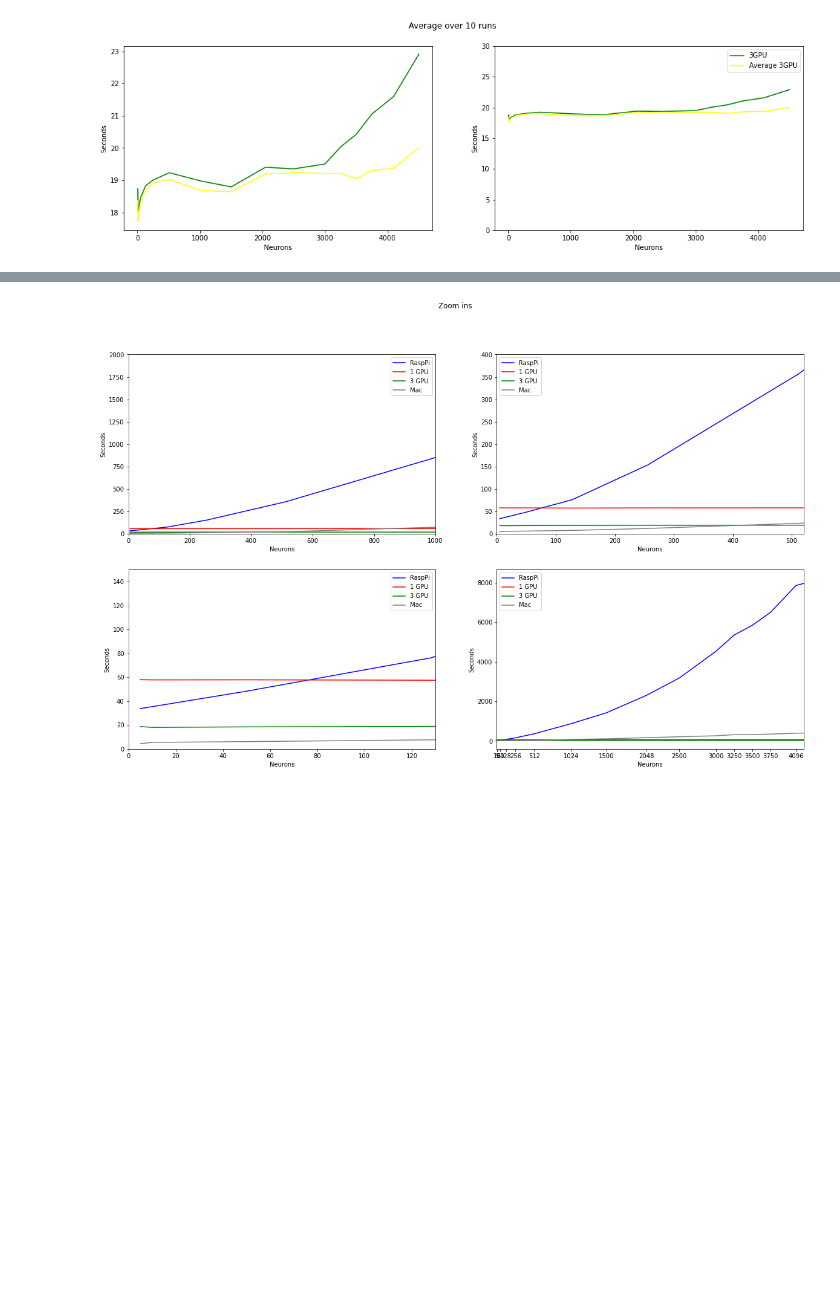
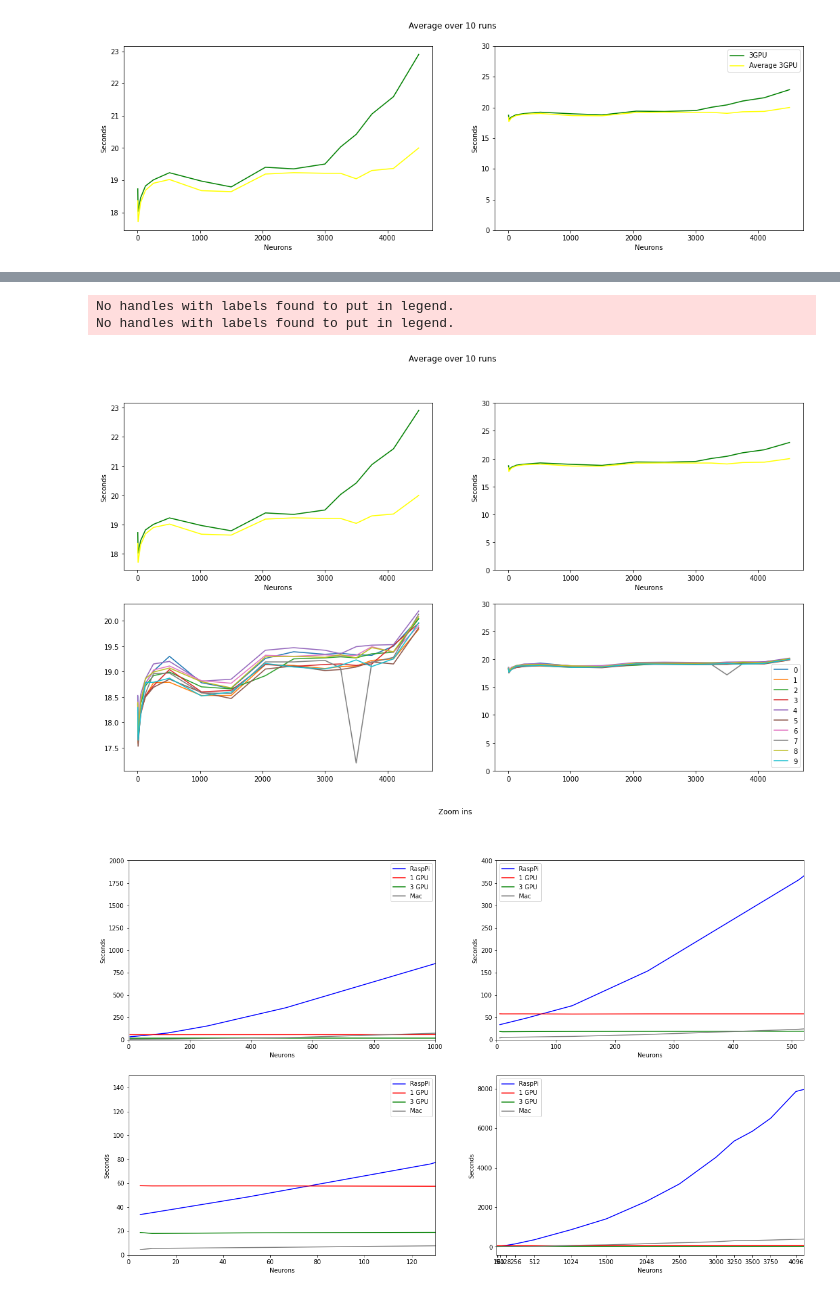
Before and after one commit to toelt-llc/TOELT-tfrabbit, a Jupyter notebook: code/notebooks/plot_results.ipynb, the cells around one changed output, grey strips where cells are left out. Cells and saved outputs as stored; diff of their text form; code cells hidden in the pictures; blank space fills up the shorter version.

Commit message:
average_comp

```diff
--- a/code/notebooks/plot_results.ipynb
+++ b/code/notebooks/plot_results.ipynb
@@ -141,3 +142,37 @@ plt.show()
+# %%
+# Combination
+fig, ((ax1, ax2), (ax3, ax4)) = plt.subplots(2,2, figsize=(18,10))
+fig.suptitle(' Average over 10 runs ')
+ax1.set(xlabel='Neurons', ylabel='Seconds')
+ax1.plot(neurons, frodo_times_3, 'g', label='3GPU')
+ax1.plot(neurons, frod_times_avg, 'yellow' ,label='Average')
+
+ax2.plot(neurons, frodo_times_3, 'g', label='3GPU')
+ax2.plot(neurons, frod_times_avg, 'yellow' ,label='Average 3GPU')
+ax2.set_ylim(0,30)
+ax2.set(xlabel='Neurons', ylabel='Seconds')
+plt.legend()
+
+
+
+#ax3.title('10 Frodo Measures')
+for i in range(10):
+    ax3.plot(neurons, times[i], label=i)
+plt.legend()
+
+ax4.set_ylim(0,30)
+#ax4.title('10 Frodo Measures')
+for i in range(10):
+    ax4.plot(neurons, times[i], label=i)
+plt.legend()
+
+
+plt.savefig('../saved_results/figures/average_comp.png', bbox_inches='tight')
+plt.show()
+# %% [output]
+No handles with labels found to put in legend.
+No handles with labels found to put in legend.
+[figure, added]
 # %%
 def plot(fig):
     fig.plot(neurons, pi_times, 'b', label = 'RaspPi')
```
Also changed, not shown: parts of 1 cell of this notebook, 2 other files.
